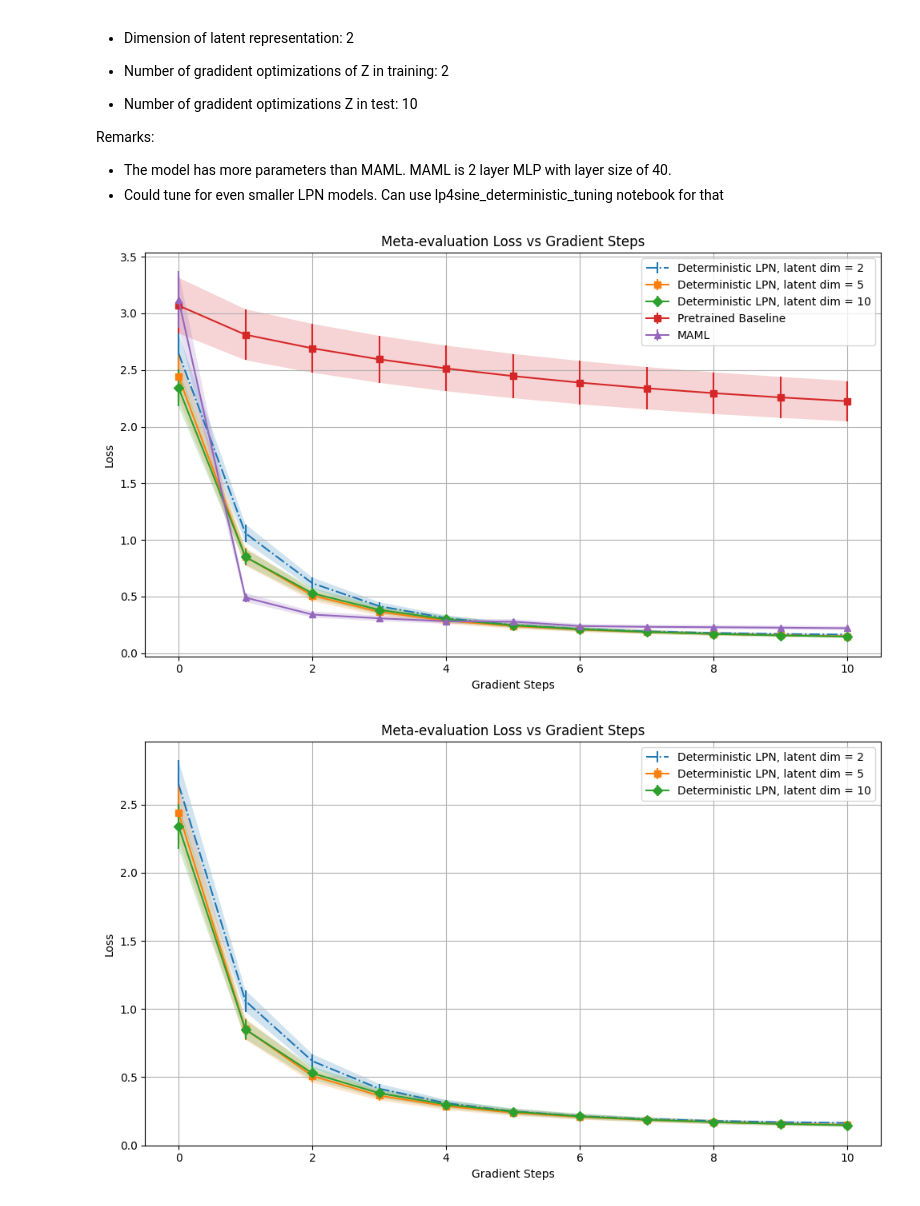
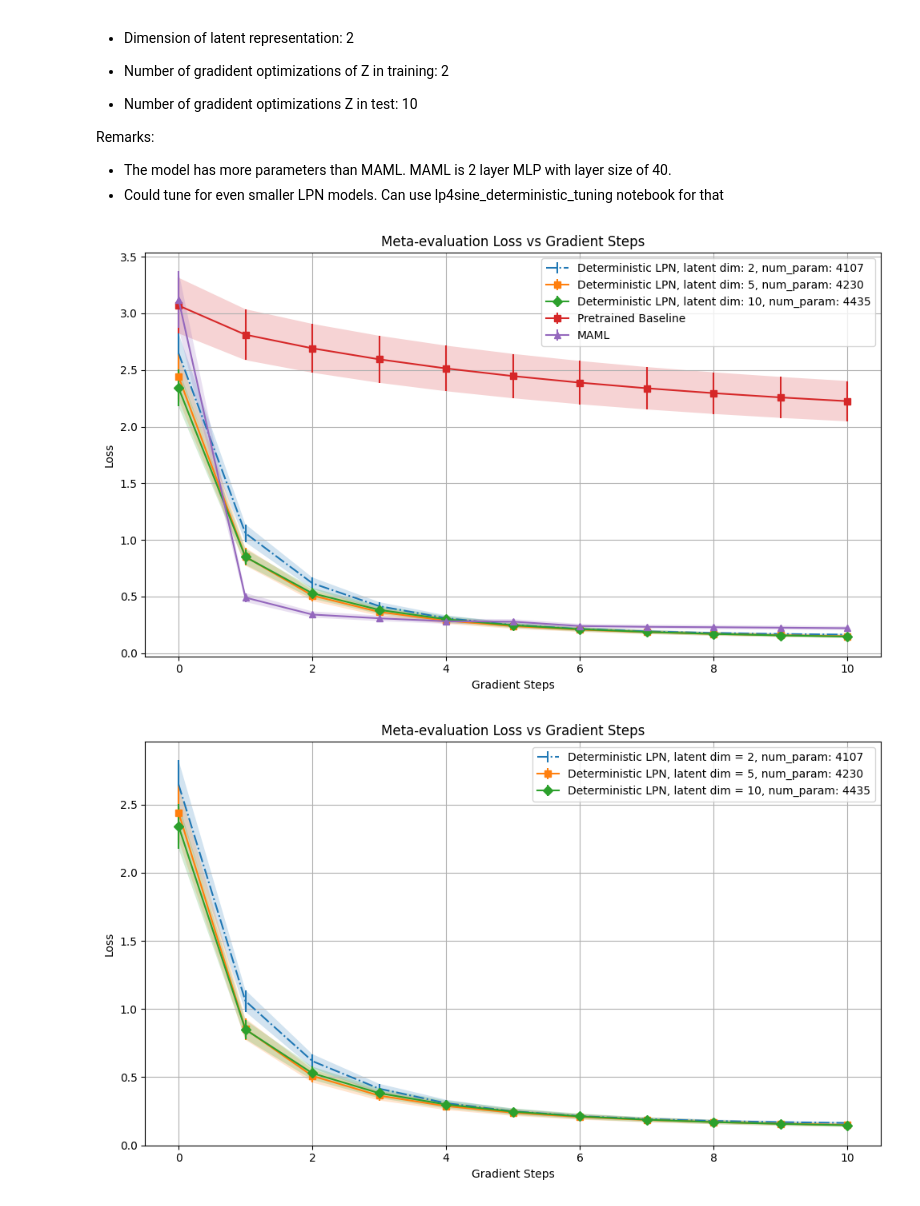
Before and after one commit to severinbratus/pmlr25-lpn, a Jupyter notebook: model_comparison.ipynb, the cells around one changed output. Drawn from its saved outputs; the diff is of its cells as text; code cells hidden in the pictures.

Commit message:
updated with num_params in visuals

```diff
--- a/model_comparison.ipynb
+++ b/model_comparison.ipynb
@@ -51,41 +51,44 @@ plt.figure(figsize=(10, 6))
 
 lpn_file_names = ["eval_data/LPN_eval_tuned2.csv", "eval_data/LPN_eval_tuned5.csv", "eval_data/LPN_eval_tuned10.csv"]
 
-lpn_titles = ["Deterministic LPN, latent dim = 2", "Deterministic LPN, latent dim = 5", "Deterministic LPN, latent dim = 10"]
+lpn_titles = ["Deterministic LPN, latent dim: 2", "Deterministic LPN, latent dim: 5", "Deterministic LPN, latent dim: 10"]
 
 colors = ["-.", "-s", "-D"]
 
 
 # LPNs
 for i in range(len(lpn_file_names)):
     lpn_df = pd.read_csv(lpn_file_names[i])
     title = lpn_titles[i]
+    num_parameters = lpn_df["num_parameters"][0]
+    title = title + ", num_param: " + str(num_parameters)
     color = colors[i]
     mu, yerr, lb, ub = extract_plot_data(lpn_df)
+    num_parameters = lpn_df["num_parameters"][0]
     plt.errorbar(x, mu, yerr=yerr, fmt=color, label=title)
     plt.fill_between(x, lb, ub, alpha=0.2)
 
 
 # Baseline
 mu_base, yerr_base, lb_base, ub_base = extract_plot_data(base_line_df)
 plt.errorbar(x, mu_base, yerr=yerr_base, fmt='-s', label="Pretrained Baseline")
 plt.fill_between(x, lb_base, ub_base, alpha=0.2)
 
 # MAML
 mu_maml, yerr_maml, lb_maml, ub_maml = extract_plot_data(maml_df)
 plt.errorbar(x, mu_maml, yerr=yerr_maml, fmt='-^', label="MAML")
 plt.fill_between(x, lb_maml, ub_maml, alpha=0.2)
 
 # Labels and legend
 plt.xlabel('Gradient Steps')
 plt.ylabel('Loss')
 plt.title('Meta-evaluation Loss vs Gradient Steps')
 plt.legend()
 plt.grid(True)
 plt.tight_layout()
 plt.show()
 # %% [output]
-[figure, old version]
+[figure, new version]
 # %%
 # Helper function to extract plot components
 def extract_plot_data(df):
@@ -118,6 +121,8 @@ colors = ["-.", "-s", "-D"]
 for i in range(len(lpn_file_names)):
     lpn_df = pd.read_csv(lpn_file_names[i])
     title = lpn_titles[i]
+    num_parameters = lpn_df["num_parameters"][0]
+    title = title + ", num_param: " + str(num_parameters)
     color = colors[i]
     mu, yerr, lb, ub = extract_plot_data(lpn_df)
     plt.errorbar(x, mu, yerr=yerr, fmt=color, label=title)
@@ -133,4 +138,4 @@ plt.grid(True)
 plt.tight_layout()
 plt.show()
 # %% [output]
-[figure, old version]
+[figure, new version]
```
Also changed, not shown: 34 other files.
